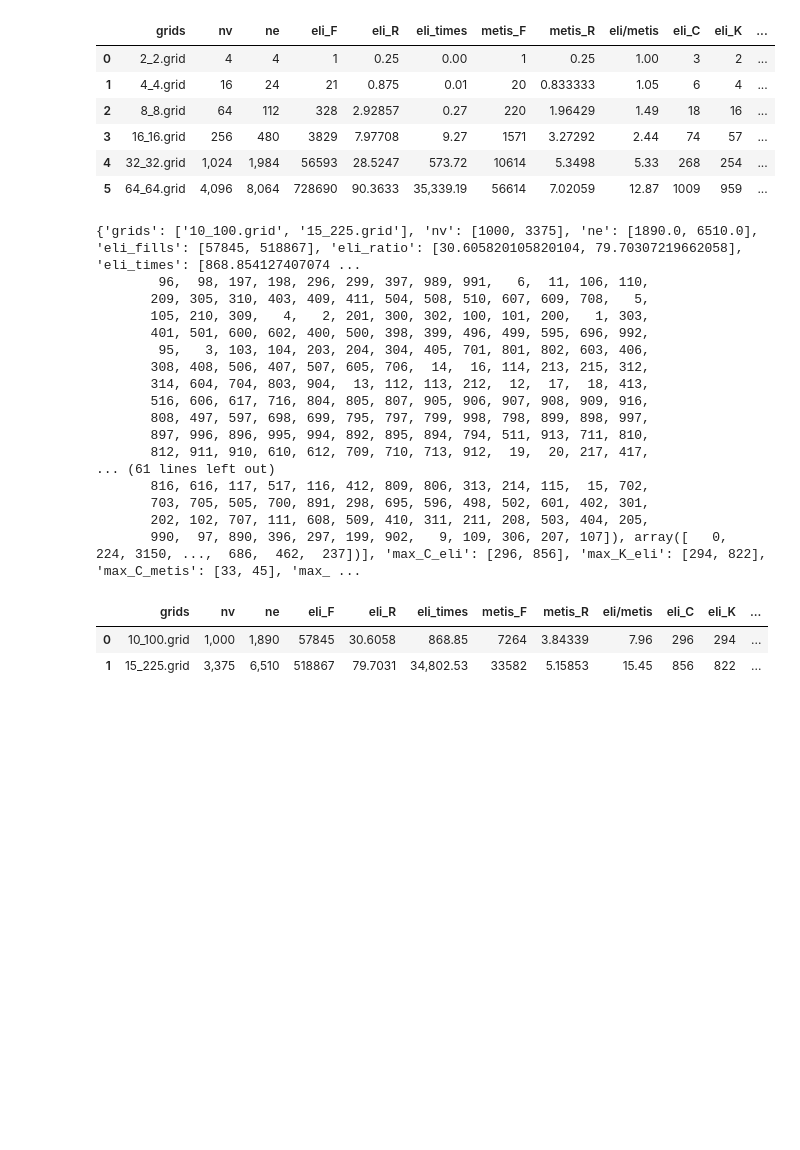
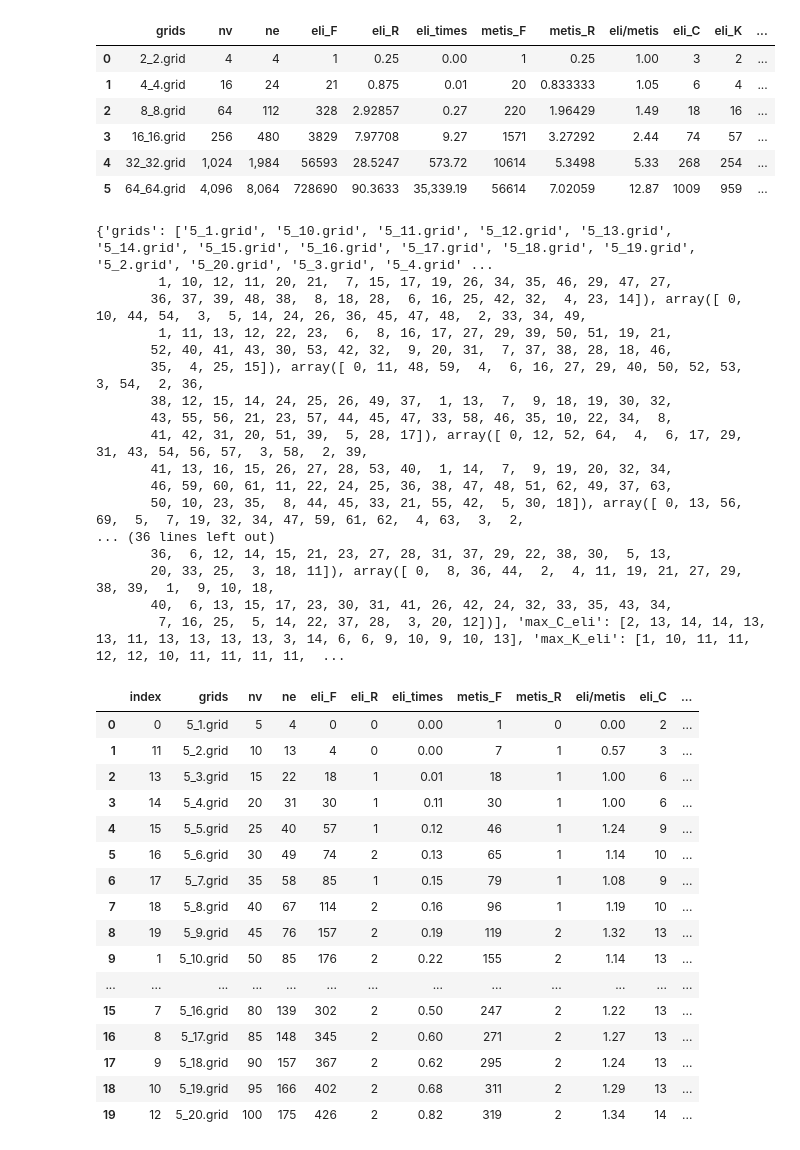
Before and after one commit to berylgithub/eli, a Jupyter notebook: main.ipynb, the cells around one changed output. Drawn from its saved outputs; the diff is of its cells as text; code cells hidden in the pictures; blank space fills up the shorter version.

```diff
--- a/main.ipynb
+++ b/main.ipynb
@@ -931,48 +931,63 @@ df.style.format({
 | 5 | 64_64.grid | 4,096 | 8,064 | 728690 | 90.3633 | 35,339.19 | 56614 | 7.02059 | 12.87 | 1009 | 959 | ... |
 # %%
 #filepath = "matrices/grid/new_grid_data_25022021.jt.p"
-filepath = "matrices/grid/grid_data.p"
+filepath = "matrices/grid/grid_pqincr_02032021.jt.p"
 with open(filepath, 'rb') as fp:
     data = pickle.load(fp)
     print(data)
 #data["grids"] = [str(int(np.sqrt(v)))+'_'+str(int(np.sqrt(v)))+".grid" for v in data["nv"]]
 df = pd.DataFrame.from_dict(data)
 df = df.drop(['e_order'], axis=1)
 df.rename({'eli_fills':'eli_F', 'eli_ratio':'eli_R', 'metis_fills':'metis_F', 'metis_ratio':'metis_R',
            'max_C_eli': 'eli_C', 'max_K_eli': 'eli_K', 'max_C_metis':'metis_C', 'max_K_metis':'metis_K'}, axis=1, inplace=True)
 df = df.sort_values("nv")
+df = df.reset_index()
 df.style.format({
-    'eli_ratio': '{:,.2f}'.format,
+    'eli_R': '{:,.2f}'.format,
     'eli_times': '{:,.2f}'.format,
-    'metis_ratio':'{:,.2f}'.format,
+    'metis_R':'{:,.2f}'.format,
     'eli/metis': '{:,.2f}'.format,
     'ne': '{:,.0f}'.format,
     'nv': '{:,.0f}'.format,
-    'eli_fills': '{:,.0f}'.format,
-    'metis_fills': '{:,.0f}'.format
+    'eli_R': '{:,.0f}'.format,
+    'metis_R': '{:,.0f}'.format
     #'B': '{:,.3f}'.format,
 })
 # %% [output]
-{'grids': ['10_100.grid', '15_225.grid'], 'nv': [1000, 3375], 'ne': [1890.0, 6510.0], 'eli_fills': [57845, 518867], 'eli_ratio': [30.605820105820104, 79.70307219662058], 'eli_times': [868.854127407074 ...
-        96,  98, 197, 198, 296, 299, 397, 989, 991,   6,  11, 106, 110,
-       209, 305, 310, 403, 409, 411, 504, 508, 510, 607, 609, 708,   5,
-       105, 210, 309,   4,   2, 201, 300, 302, 100, 101, 200,   1, 303,
-       401, 501, 600, 602, 400, 500, 398, 399, 496, 499, 595, 696, 992,
-        95,   3, 103, 104, 203, 204, 304, 405, 701, 801, 802, 603, 406,
-       308, 408, 506, 407, 507, 605, 706,  14,  16, 114, 213, 215, 312,
-       314, 604, 704, 803, 904,  13, 112, 113, 212,  12,  17,  18, 413,
-       516, 606, 617, 716, 804, 805, 807, 905, 906, 907, 908, 909, 916,
-       808, 497, 597, 698, 699, 795, 797, 799, 998, 798, 899, 898, 997,
-       897, 996, 896, 995, 994, 892, 895, 894, 794, 511, 913, 711, 810,
-       812, 911, 910, 610, 612, 709, 710, 713, 912,  19,  20, 217, 417,
-... (61 lines left out)
-       816, 616, 117, 517, 116, 412, 809, 806, 313, 214, 115,  15, 702,
-       703, 705, 505, 700, 891, 298, 695, 596, 498, 502, 601, 402, 301,
-       202, 102, 707, 111, 608, 509, 410, 311, 211, 208, 503, 404, 205,
-       990,  97, 890, 396, 297, 199, 902,   9, 109, 306, 207, 107]), array([   0,  224, 3150, ...,  686,  462,  237])], 'max_C_eli': [296, 856], 'max_K_eli': [294, 822], 'max_C_metis': [33, 45], 'max_ ...
+{'grids': ['5_1.grid', '5_10.grid', '5_11.grid', '5_12.grid', '5_13.grid', '5_14.grid', '5_15.grid', '5_16.grid', '5_17.grid', '5_18.grid', '5_19.grid', '5_2.grid', '5_20.grid', '5_3.grid', '5_4.grid' ...
+        1, 10, 12, 11, 20, 21,  7, 15, 17, 19, 26, 34, 35, 46, 29, 47, 27,
+       36, 37, 39, 48, 38,  8, 18, 28,  6, 16, 25, 42, 32,  4, 23, 14]), array([ 0, 10, 44, 54,  3,  5, 14, 24, 26, 36, 45, 47, 48,  2, 33, 34, 49,
+        1, 11, 13, 12, 22, 23,  6,  8, 16, 17, 27, 29, 39, 50, 51, 19, 21,
+       52, 40, 41, 43, 30, 53, 42, 32,  9, 20, 31,  7, 37, 38, 28, 18, 46,
+       35,  4, 25, 15]), array([ 0, 11, 48, 59,  4,  6, 16, 27, 29, 40, 50, 52, 53,  3, 54,  2, 36,
+       38, 12, 15, 14, 24, 25, 26, 49, 37,  1, 13,  7,  9, 18, 19, 30, 32,
+       43, 55, 56, 21, 23, 57, 44, 45, 47, 33, 58, 46, 35, 10, 22, 34,  8,
+       41, 42, 31, 20, 51, 39,  5, 28, 17]), array([ 0, 12, 52, 64,  4,  6, 17, 29, 31, 43, 54, 56, 57,  3, 58,  2, 39,
+       41, 13, 16, 15, 26, 27, 28, 53, 40,  1, 14,  7,  9, 19, 20, 32, 34,
+       46, 59, 60, 61, 11, 22, 24, 25, 36, 38, 47, 48, 51, 62, 49, 37, 63,
+       50, 10, 23, 35,  8, 44, 45, 33, 21, 55, 42,  5, 30, 18]), array([ 0, 13, 56, 69,  5,  7, 19, 32, 34, 47, 59, 61, 62,  4, 63,  3,  2,
+... (36 lines left out)
+       36,  6, 12, 14, 15, 21, 23, 27, 28, 31, 37, 29, 22, 38, 30,  5, 13,
+       20, 33, 25,  3, 18, 11]), array([ 0,  8, 36, 44,  2,  4, 11, 19, 21, 27, 29, 38, 39,  1,  9, 10, 18,
+       40,  6, 13, 15, 17, 23, 30, 31, 41, 26, 42, 24, 32, 33, 35, 43, 34,
+        7, 16, 25,  5, 14, 22, 37, 28,  3, 20, 12])], 'max_C_eli': [2, 13, 14, 14, 13, 13, 11, 13, 13, 13, 13, 3, 14, 6, 6, 9, 10, 9, 10, 13], 'max_K_eli': [1, 10, 11, 11, 12, 12, 10, 11, 11, 11, 11,  ...
-|  | grids | nv | ne | eli_F | eli_R | eli_times | metis_F | metis_R | eli/metis | eli_C | eli_K | ... |
-| 0 | 10_100.grid | 1,000 | 1,890 | 57845 | 30.6058 | 868.85 | 7264 | 3.84339 | 7.96 | 296 | 294 | ... |
-| 1 | 15_225.grid | 3,375 | 6,510 | 518867 | 79.7031 | 34,802.53 | 33582 | 5.15853 | 15.45 | 856 | 822 | ... |
+|  | index | grids | nv | ne | eli_F | eli_R | eli_times | metis_F | metis_R | eli/metis | eli_C | ... |
+| 0 | 0 | 5_1.grid | 5 | 4 | 0 | 0 | 0.00 | 1 | 0 | 0.00 | 2 | ... |
+| 1 | 11 | 5_2.grid | 10 | 13 | 4 | 0 | 0.00 | 7 | 1 | 0.57 | 3 | ... |
+| 2 | 13 | 5_3.grid | 15 | 22 | 18 | 1 | 0.01 | 18 | 1 | 1.00 | 6 | ... |
+| 3 | 14 | 5_4.grid | 20 | 31 | 30 | 1 | 0.11 | 30 | 1 | 1.00 | 6 | ... |
+| 4 | 15 | 5_5.grid | 25 | 40 | 57 | 1 | 0.12 | 46 | 1 | 1.24 | 9 | ... |
+| 5 | 16 | 5_6.grid | 30 | 49 | 74 | 2 | 0.13 | 65 | 1 | 1.14 | 10 | ... |
+| 6 | 17 | 5_7.grid | 35 | 58 | 85 | 1 | 0.15 | 79 | 1 | 1.08 | 9 | ... |
+| 7 | 18 | 5_8.grid | 40 | 67 | 114 | 2 | 0.16 | 96 | 1 | 1.19 | 10 | ... |
+| 8 | 19 | 5_9.grid | 45 | 76 | 157 | 2 | 0.19 | 119 | 2 | 1.32 | 13 | ... |
+| 9 | 1 | 5_10.grid | 50 | 85 | 176 | 2 | 0.22 | 155 | 2 | 1.14 | 13 | ... |
+| ... | ... | ... | ... | ... | ... | ... | ... | ... | ... | ... | ... | ... |
+| 15 | 7 | 5_16.grid | 80 | 139 | 302 | 2 | 0.50 | 247 | 2 | 1.22 | 13 | ... |
+| 16 | 8 | 5_17.grid | 85 | 148 | 345 | 2 | 0.60 | 271 | 2 | 1.27 | 13 | ... |
+| 17 | 9 | 5_18.grid | 90 | 157 | 367 | 2 | 0.62 | 295 | 2 | 1.24 | 13 | ... |
+| 18 | 10 | 5_19.grid | 95 | 166 | 402 | 2 | 0.68 | 311 | 2 | 1.29 | 13 | ... |
+| 19 | 12 | 5_20.grid | 100 | 175 | 426 | 2 | 0.82 | 319 | 2 | 1.34 | 14 | ... |
 # %%
 '''print as ascii table'''
 ps = [5,25,2,5]
```
